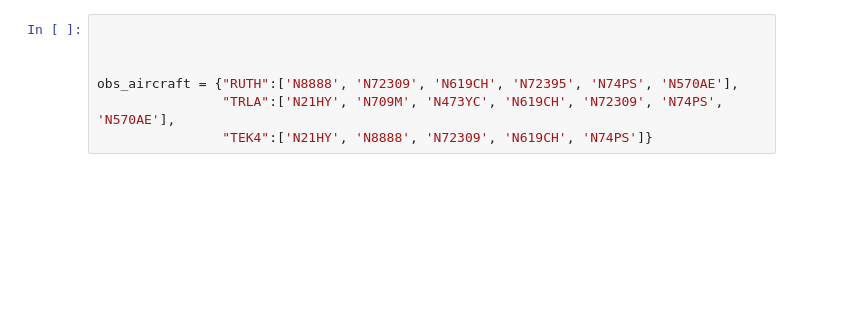
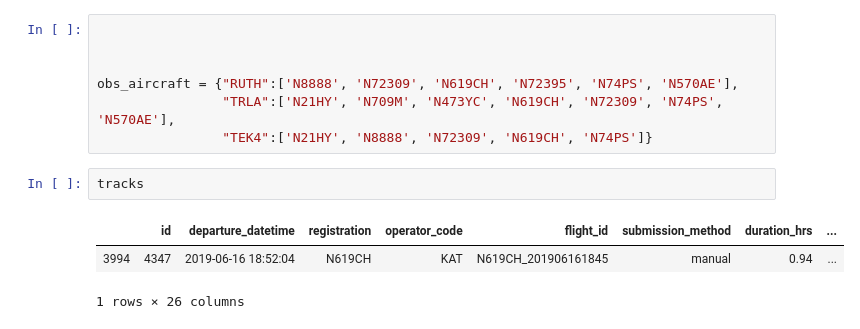
Before and after one commit to dbetchkal/NMSIM-Python, a Jupyter notebook: 2020 10 29 GPS points to NMSIM .trj.ipynb, the cells around one changed output. Saved outputs shown, nothing was run; the diff lists cells and outputs as text; blank space fills up the shorter version.

```diff
--- a/2020 10 29 GPS points to NMSIM .trj.ipynb
+++ b/2020 10 29 GPS points to NMSIM .trj.ipynb
@@ -424,6 +466,12 @@ tracks.registration.unique()
 obs_aircraft = {"RUTH":['N8888', 'N72309', 'N619CH', 'N72395', 'N74PS', 'N570AE'],
                 "TRLA":['N21HY', 'N709M', 'N473YC', 'N619CH', 'N72309', 'N74PS', 'N570AE'],
                 "TEK4":['N21HY', 'N8888', 'N72309', 'N619CH', 'N74PS']}
+# %%
+tracks
+# %% [output]
+|  | id | departure_datetime | registration | operator_code | flight_id | submission_method | duration_hrs | ... |
+| 3994 | 4347 | 2019-06-16 18:52:04 | N619CH | KAT | N619CH_201906161845 | manual | 0.94 | ... |
+1 rows × 26 columns
 # %%
 # focal = tracks.loc[tracks.id == 3710, :]
 
```
Also changed, not shown: parts of 5 cells of this notebook, 6 other files.
